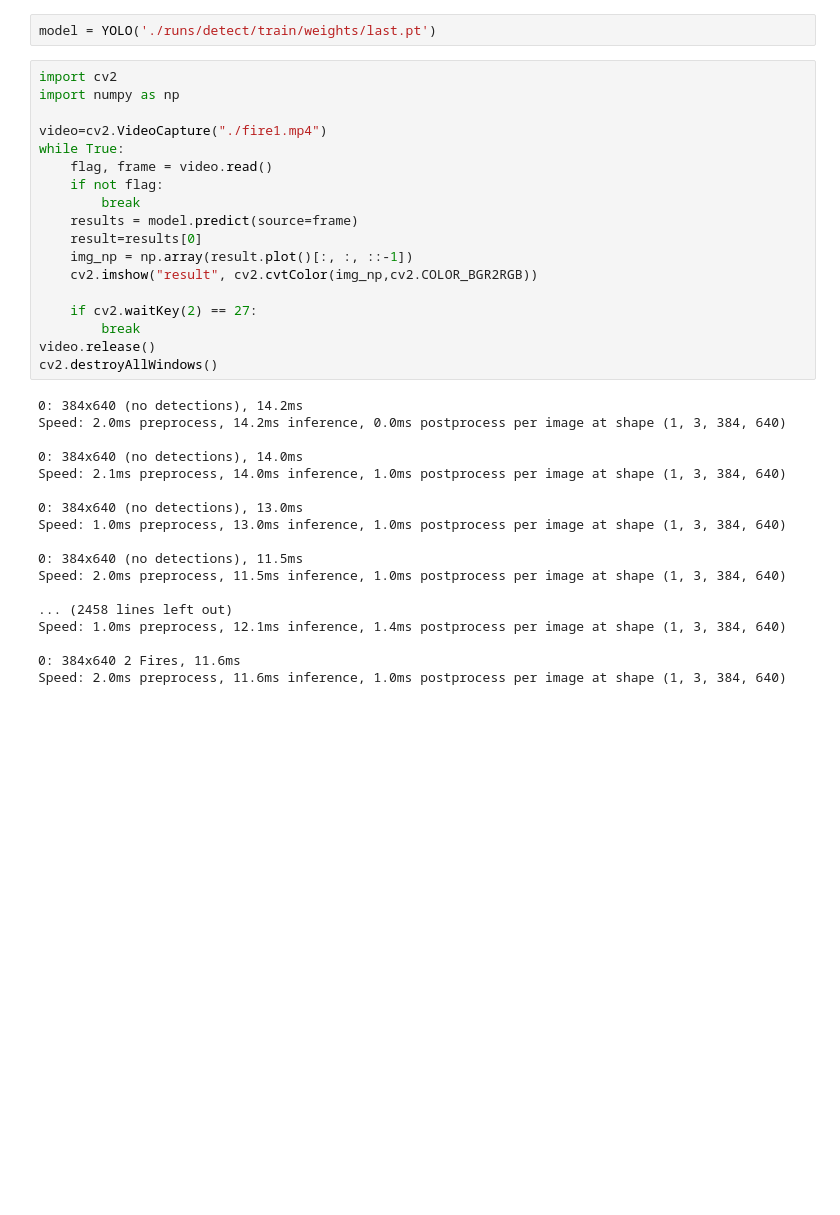
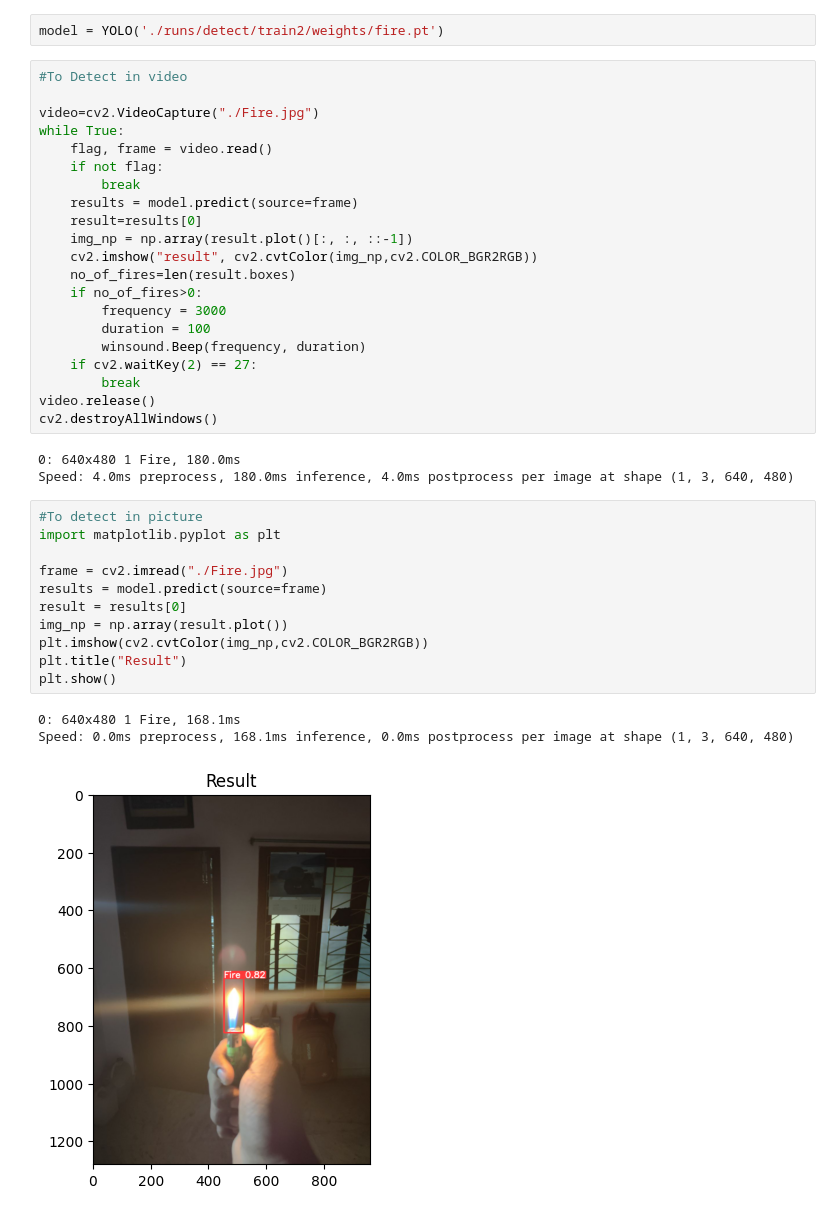
Before and after one commit to Rathul2002/Fire-Detection, a Jupyter notebook: main.ipynb, the cells around one changed output. Saved outputs shown, nothing was run; the diff lists cells and outputs as text; blank space fills up the shorter version.

```diff
--- a/main.ipynb
+++ b/main.ipynb
@@ -3,10 +6,9 @@ from ultralytics import YOLO
 # %%
-model = YOLO('./runs/detect/train/weights/last.pt')
+model = YOLO('./runs/detect/train2/weights/fire.pt')
 # %%
-import cv2
-import numpy as np
+#To Detect in video
 
-video=cv2.VideoCapture("./fire1.mp4")
+video=cv2.VideoCapture("./Fire.jpg")
 while True:
     flag, frame = video.read()
     if not flag:
@@ -15,26 +17,30 @@ while True:
     result=results[0]
     img_np = np.array(result.plot()[:, :, ::-1])
     cv2.imshow("result", cv2.cvtColor(img_np,cv2.COLOR_BGR2RGB))
-
+    no_of_fires=len(result.boxes)
+    if no_of_fires>0:
+        frequency = 3000
+        duration = 100
+        winsound.Beep(frequency, duration)
     if cv2.waitKey(2) == 27:
         break
 video.release()
 cv2.destroyAllWindows()
 # %% [output]
-0: 384x640 (no detections), 14.2ms
-Speed: 2.0ms preprocess, 14.2ms inference, 0.0ms postprocess per image at shape (1, 3, 384, 640)
-
-0: 384x640 (no detections), 14.0ms
-Speed: 2.1ms preprocess, 14.0ms inference, 1.0ms postprocess per image at shape (1, 3, 384, 640)
-
-0: 384x640 (no detections), 13.0ms
-Speed: 1.0ms preprocess, 13.0ms inference, 1.0ms postprocess per image at shape (1, 3, 384, 640)
-
-0: 384x640 (no detections), 11.5ms
-Speed: 2.0ms preprocess, 11.5ms inference, 1.0ms postprocess per image at shape (1, 3, 384, 640)
-
-... (2458 lines left out)
-Speed: 1.0ms preprocess, 12.1ms inference, 1.4ms postprocess per image at shape (1, 3, 384, 640)
-
-0: 384x640 2 Fires, 11.6ms
-Speed: 2.0ms preprocess, 11.6ms inference, 1.0ms postprocess per image at shape (1, 3, 384, 640)
+0: 640x480 1 Fire, 180.0ms
+Speed: 4.0ms preprocess, 180.0ms inference, 4.0ms postprocess per image at shape (1, 3, 640, 480)
+# %%
+#To detect in picture
+import matplotlib.pyplot as plt
+
+frame = cv2.imread("./Fire.jpg")
+results = model.predict(source=frame)
+result = results[0]
+img_np = np.array(result.plot())
+plt.imshow(cv2.cvtColor(img_np,cv2.COLOR_BGR2RGB))
+plt.title("Result")
+plt.show()
+# %% [output]
+0: 640x480 1 Fire, 168.1ms
+Speed: 0.0ms preprocess, 168.1ms inference, 0.0ms postprocess per image at shape (1, 3, 640, 480)
+[figure, added]
```
Also changed, not shown: parts of 2 cells of this notebook.
